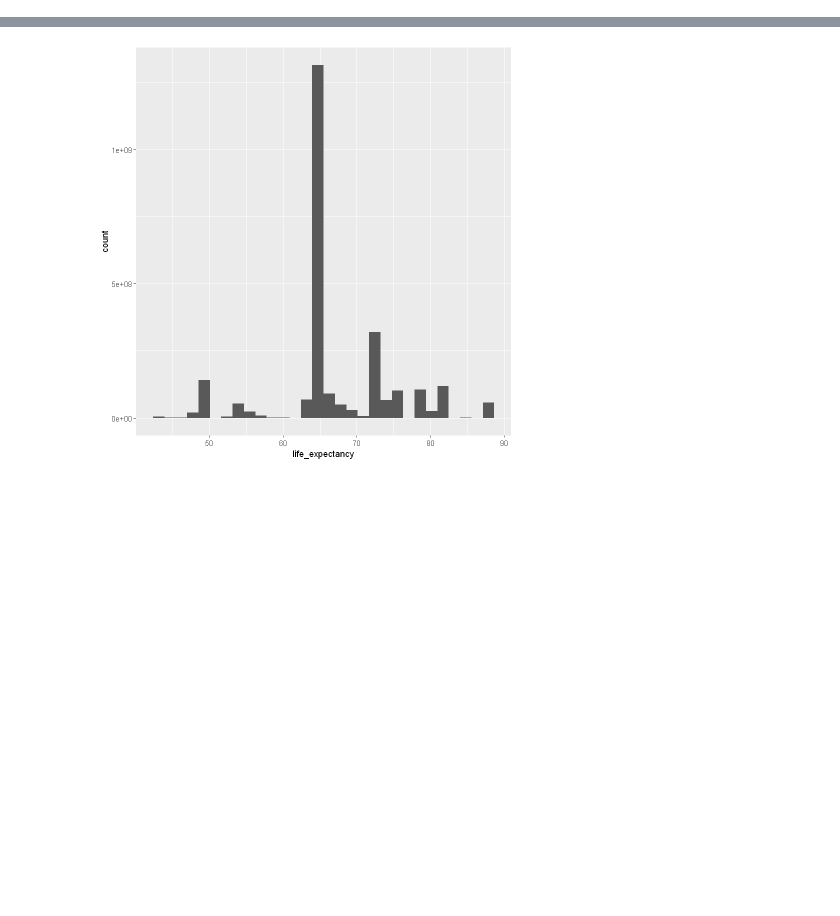
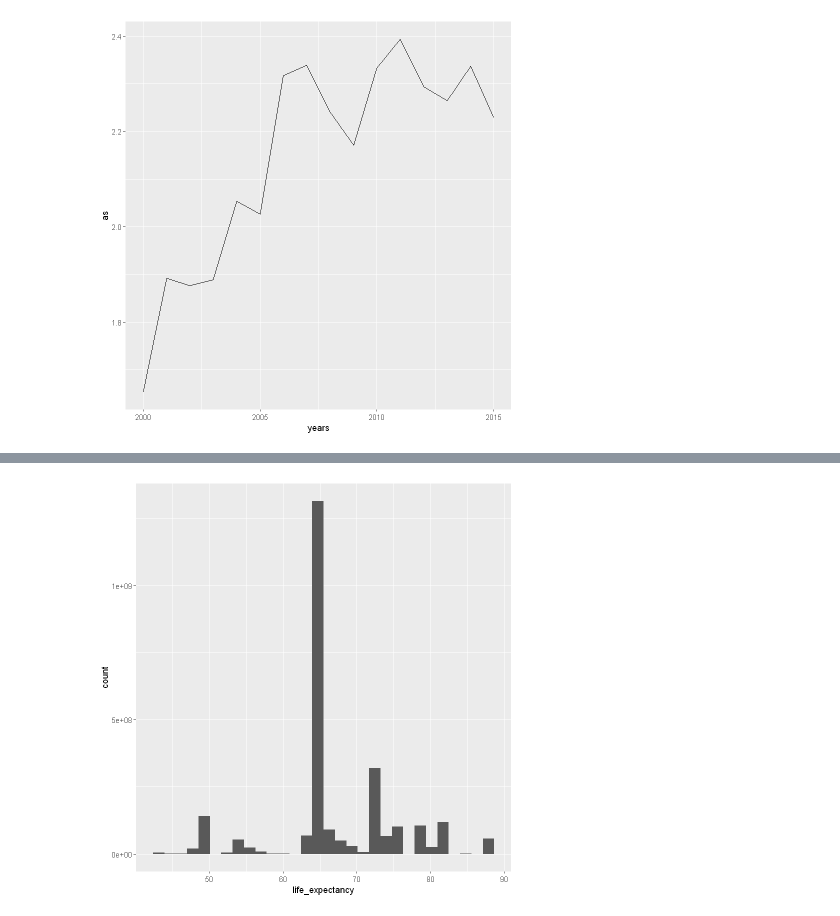
Before and after one commit to Szymex49/What_affects_life_expectancy-statistical_analysis, a Jupyter notebook: Malec.ipynb, the cells around one changed output, grey strips where cells are left out. Saved outputs shown, nothing was run; the diff lists cells and outputs as text; code cells hidden in the pictures; blank space fills up the shorter version.

```diff
--- a/Malec.ipynb
+++ b/Malec.ipynb
@@ -121,0 +57,16 @@ Warning message:
+# %%
+as <- c()
+bs <- c()
+years <- sort(unique(data$year))
+for (y in years) {
+    data_filtered <- data %>% filter(year == y & !is.na(schooling) & !is.na(life_expectancy))
+    X <- data_filtered$schooling
+    Y <- data_filtered$life_expectancy
+    c(a, b) %<-% regression(X, Y, display_plot = FALSE)
+    as <- append(as, a)
+    bs <- append(bs, b)
+}
+
+ggplot() + geom_line(aes(x=years, y=as))
+# %% [output]
+[figure, added]
```
Also changed, not shown: parts of 39 cells of this notebook, 1 other file.
